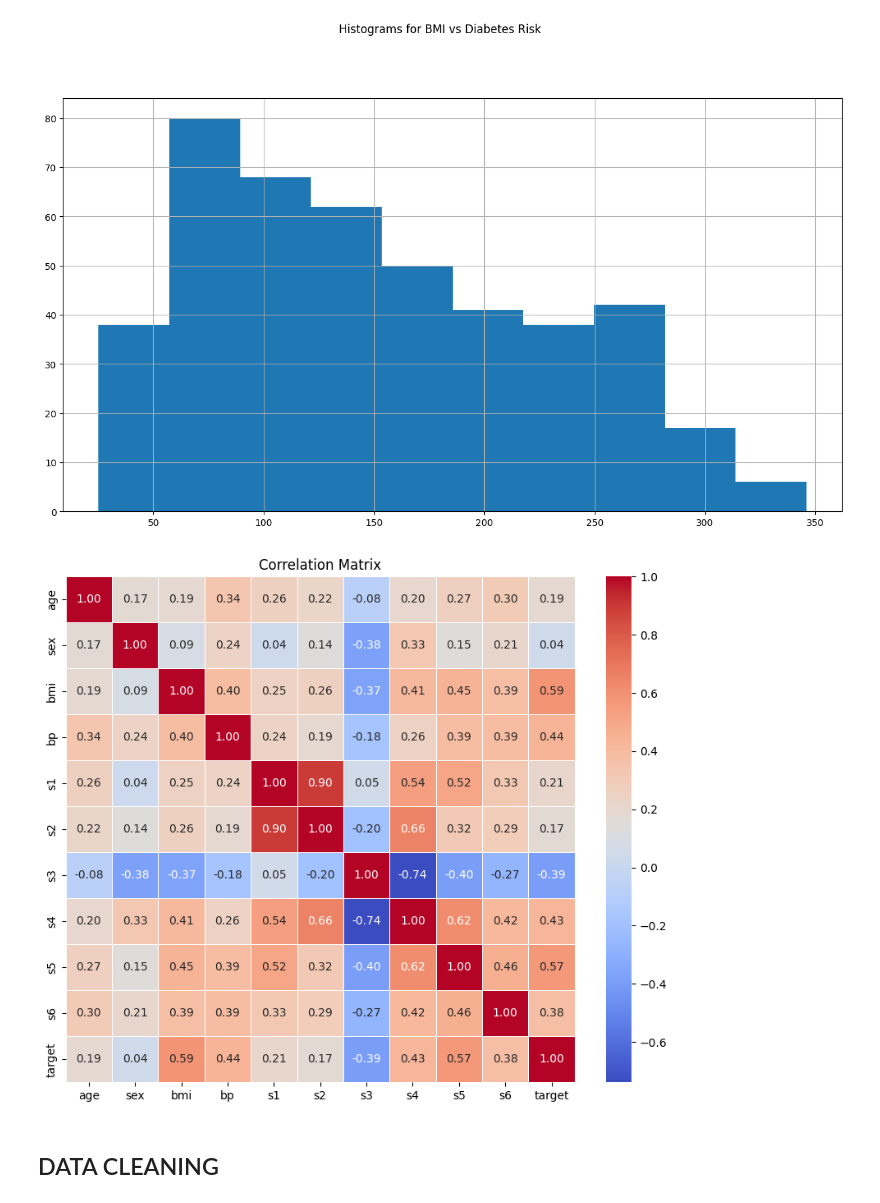
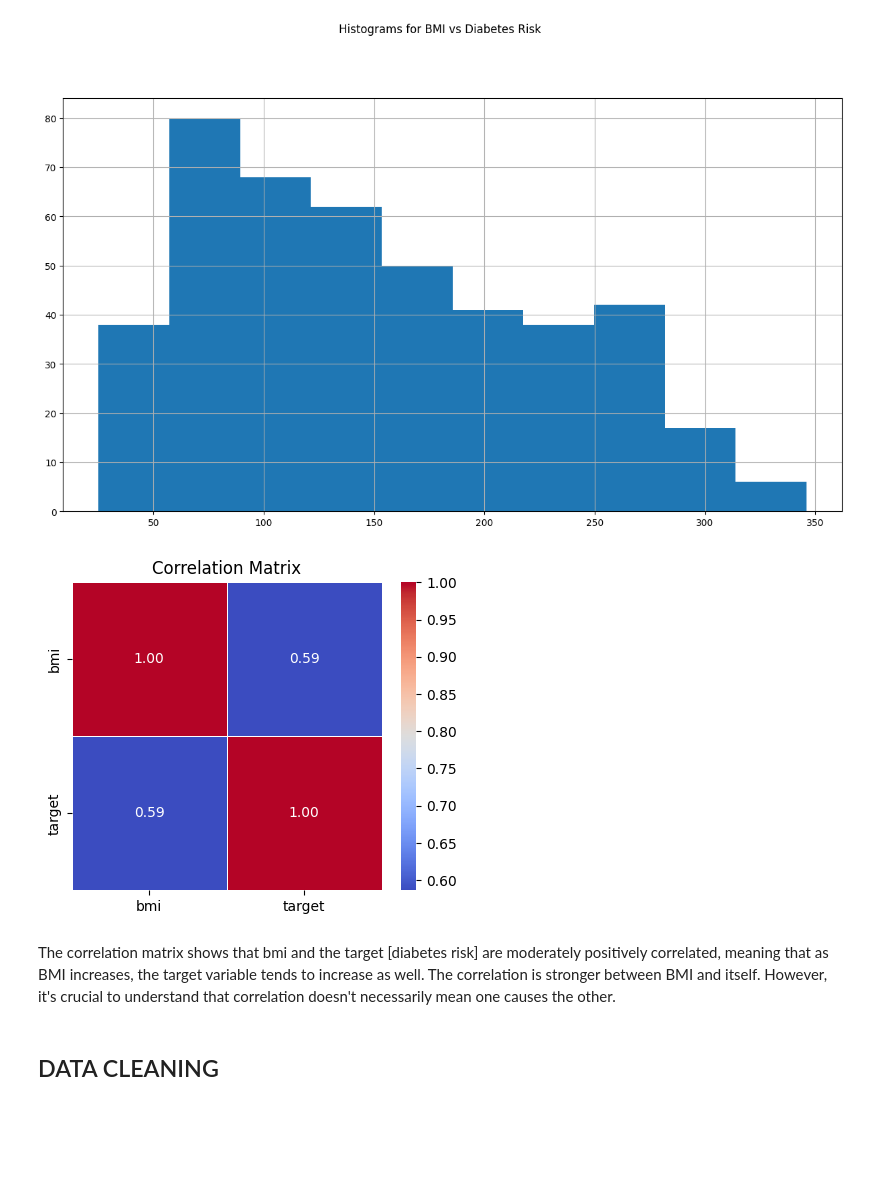
Before and after one commit to mnbl/CSCN-24W-LAB4, a Jupyter notebook: CSCN8010-LAB-4.ipynb, the cells around one changed output. Cells and saved outputs as stored; diff of their text form; code cells hidden in the pictures; blank space fills up the shorter version.

```diff
--- a/CSCN8010-LAB-4.ipynb
+++ b/CSCN8010-LAB-4.ipynb
@@ -115,14 +115,16 @@ plt.show()
 [figure]
 # %%
 # Correlation matrix
-correlation_matrix = df.corr()
+correlation_matrix = df[['bmi', 'target']].corr()
 
-plt.figure(figsize=(10, 8))
+plt.figure(figsize=(5, 4))
 sns.heatmap(correlation_matrix, annot=True, cmap='coolwarm', fmt=".2f", linewidths=.5)
 plt.title('Correlation Matrix')
 plt.show()
 # %% [output]
-[figure, old version]
+[figure, new version]
+# %% [markdown]
+The correlation matrix shows that bmi and the target [diabetes risk] are moderately positively correlated, meaning that as BMI increases, the target variable tends to increase as well. The correlation is stronger between BMI and itself. However, it's crucial to understand that correlation doesn't necessarily mean one causes the other.
 # %% [markdown]
 ## DATA CLEANING
 # %% [markdown]
```
Also changed, not shown: parts of 12 cells of this notebook, 1 other file.
